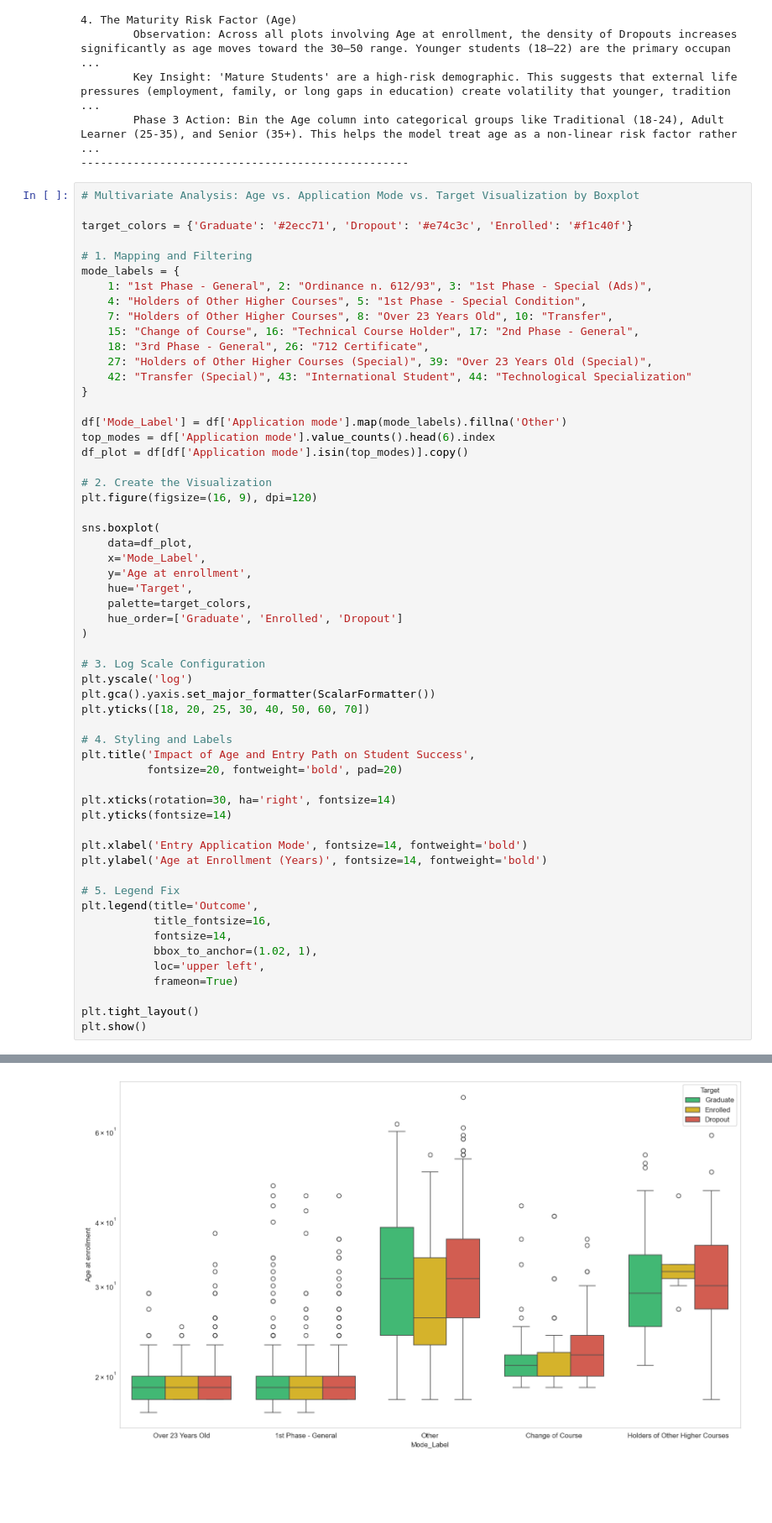
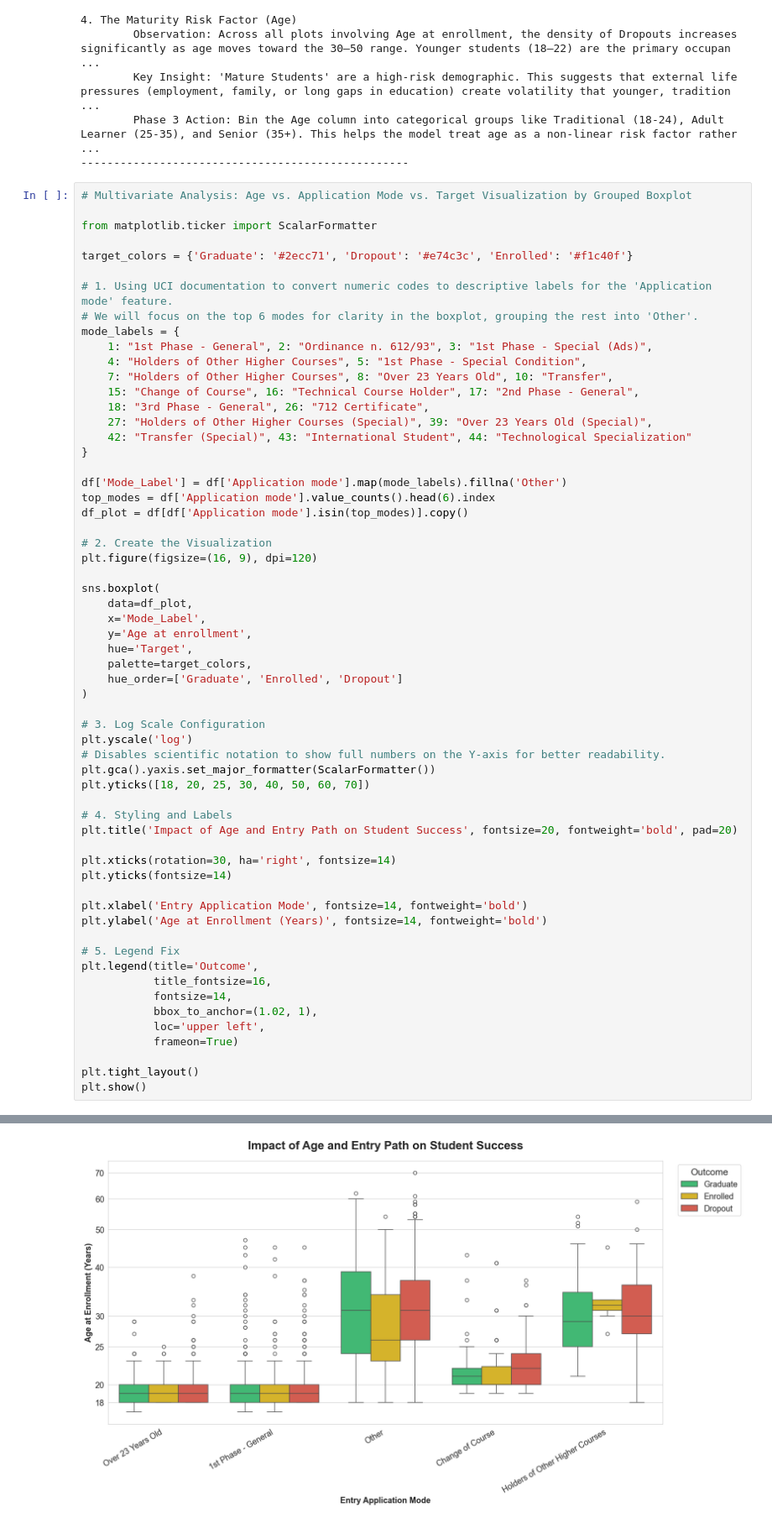
Before and after one commit to jexie-8/Data-Science-Project, a Jupyter notebook: notebooks/Phase_2_Data_Understanding.ipynb, the cells around one changed output, grey strips where cells are left out. Shown at 84% size. Drawn from its saved outputs; the diff is of its cells as text; blank space fills up the shorter version.

```diff
--- a/notebooks/Phase_2_Data_Understanding.ipynb
+++ b/notebooks/Phase_2_Data_Understanding.ipynb
@@ -678,11 +801,14 @@ for section, text in multivariate_insights.items():
         Phase 3 Action: Bin the Age column into categorical groups like Traditional (18-24), Adult Learner (25-35), and Senior (35+). This helps the model treat age as a non-linear risk factor rather  ...
 --------------------------------------------------
 # %%
-# Multivariate Analysis: Age vs. Application Mode vs. Target Visualization by Boxplot
+# Multivariate Analysis: Age vs. Application Mode vs. Target Visualization by Grouped Boxplot
+
+from matplotlib.ticker import ScalarFormatter
 
 target_colors = {'Graduate': '#2ecc71', 'Dropout': '#e74c3c', 'Enrolled': '#f1c40f'}
 
-# 1. Mapping and Filtering
+# 1. Using UCI documentation to convert numeric codes to descriptive labels for the 'Application mode' feature.
+# We will focus on the top 6 modes for clarity in the boxplot, grouping the rest into 'Other'.
 mode_labels = {
     1: "1st Phase - General", 2: "Ordinance n. 612/93", 3: "1st Phase - Special (Ads)",
     4: "Holders of Other Higher Courses", 5: "1st Phase - Special Condition",
@@ -711,12 +837,12 @@ sns.boxplot(
 
 # 3. Log Scale Configuration
 plt.yscale('log')
+# Disables scientific notation to show full numbers on the Y-axis for better readability.
 plt.gca().yaxis.set_major_formatter(ScalarFormatter())
 plt.yticks([18, 20, 25, 30, 40, 50, 60, 70])
 
 # 4. Styling and Labels
-plt.title('Impact of Age and Entry Path on Student Success',
-          fontsize=20, fontweight='bold', pad=20)
+plt.title('Impact of Age and Entry Path on Student Success', fontsize=20, fontweight='bold', pad=20)
 
 plt.xticks(rotation=30, ha='right', fontsize=14)
 plt.yticks(fontsize=14)
@@ -739,4 +864,4 @@ NameError: name 'ScalarFormatter' is not defined
-[figure, old version]
+[figure, new version]
 # %%
 bivariate_age_path_insights = {
     "1. Age-Entry Nonlinearity Analysis": {
```
Also changed, not shown: parts of 32 cells of this notebook, 29 other files.
